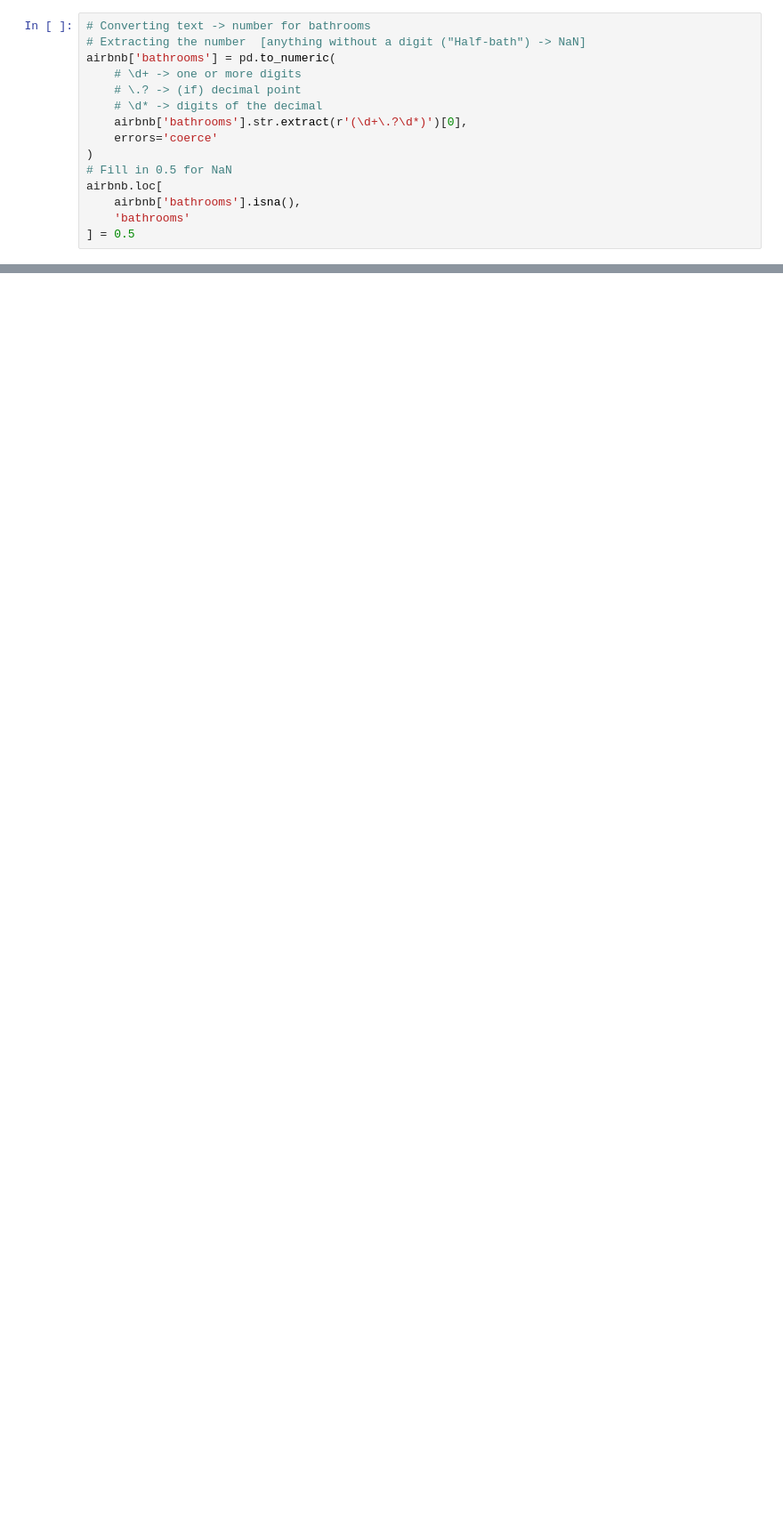
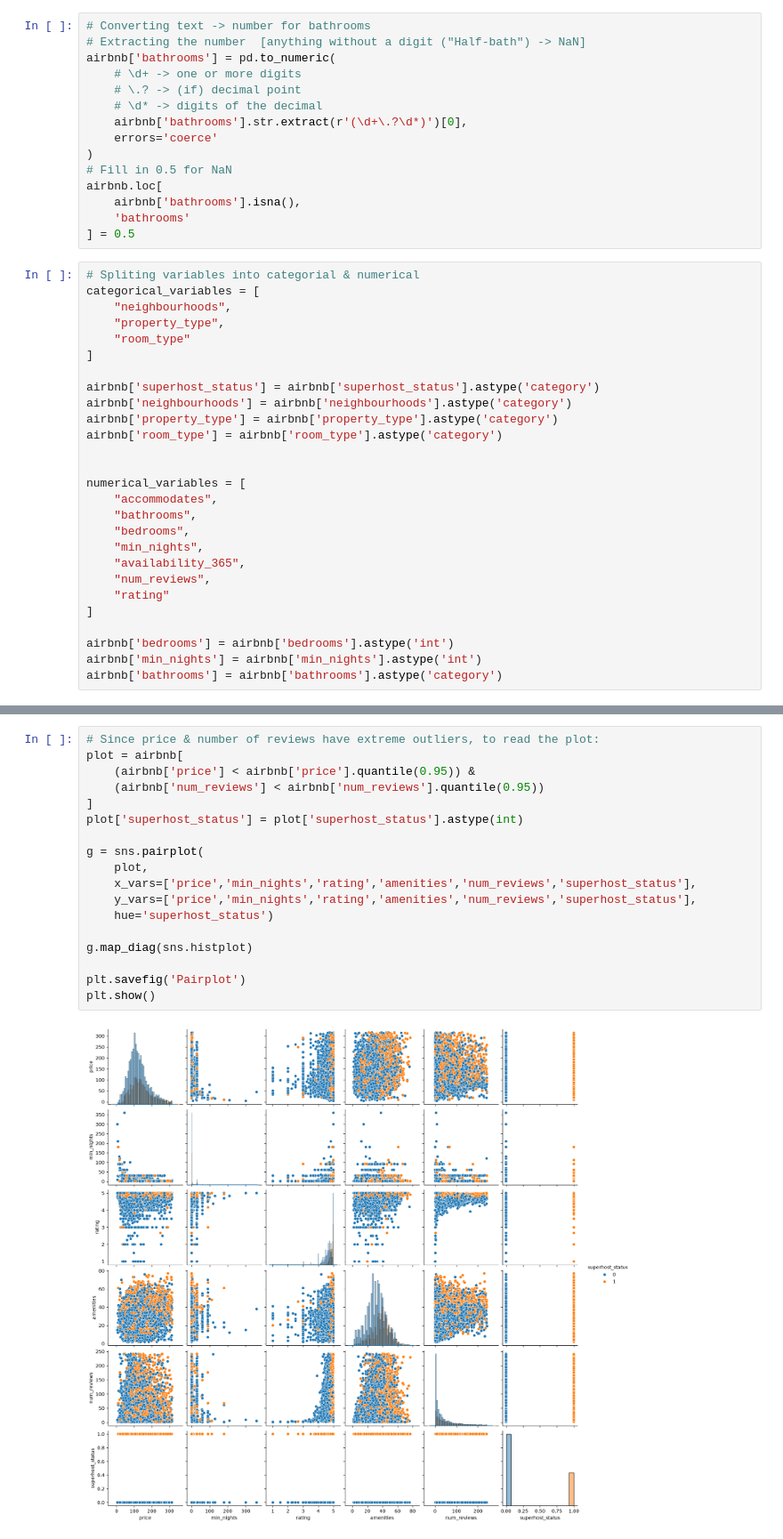
Before and after one commit to CccRosela/Vienna-Airbnb-Data-Analysis, a Jupyter notebook: Airbnb Project/notebook/Airbnb_Analysis.ipynb, the cells around one changed output, grey strips where cells are left out. Shown at 89% size. Cells and saved outputs as stored; diff of their text form; blank space fills up the shorter version.

```diff
--- a/Airbnb Project/notebook/Airbnb_Analysis.ipynb
+++ b/Airbnb Project/notebook/Airbnb_Analysis.ipynb
@@ -184,3 +193,30 @@ airbnb.loc[
     airbnb['bathrooms'].isna(),
     'bathrooms'
 ] = 0.5
+# %%
+# Spliting variables into categorial & numerical
+categorical_variables = [
+    "neighbourhoods",
+    "property_type",
+    "room_type"
+]
+
+airbnb['superhost_status'] = airbnb['superhost_status'].astype('category')
+airbnb['neighbourhoods'] = airbnb['neighbourhoods'].astype('category')
+airbnb['property_type'] = airbnb['property_type'].astype('category')
+airbnb['room_type'] = airbnb['room_type'].astype('category')
+
+
+numerical_variables = [
+    "accommodates",
+    "bathrooms",
+    "bedrooms",
+    "min_nights",
+    "availability_365",
+    "num_reviews",
+    "rating"
+]
+
+airbnb['bedrooms'] = airbnb['bedrooms'].astype('int')
+airbnb['min_nights'] = airbnb['min_nights'].astype('int')
+airbnb['bathrooms'] = airbnb['bathrooms'].astype('category')
@@ -186,0 +277,20 @@ airbnb.loc[
+# %%
+# Since price & number of reviews have extreme outliers, to read the plot:
+plot = airbnb[
+    (airbnb['price'] < airbnb['price'].quantile(0.95)) &
+    (airbnb['num_reviews'] < airbnb['num_reviews'].quantile(0.95))
+]
+plot['superhost_status'] = plot['superhost_status'].astype(int)
+
+g = sns.pairplot(
+    plot,
+    x_vars=['price','min_nights','rating','amenities','num_reviews','superhost_status'],
+    y_vars=['price','min_nights','rating','amenities','num_reviews','superhost_status'],
+    hue='superhost_status')
+
+g.map_diag(sns.histplot)
+
+plt.savefig('Pairplot')
+plt.show()
+# %% [output]
+[figure, added]
```
Also changed, not shown: parts of 15 cells of this notebook, 3 other files.
